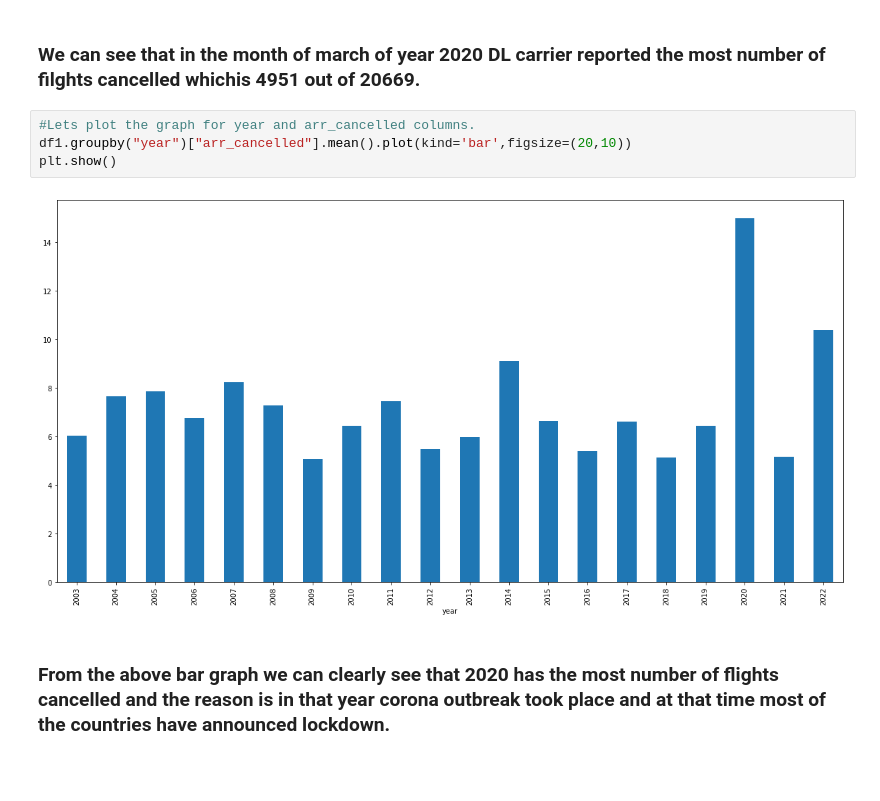
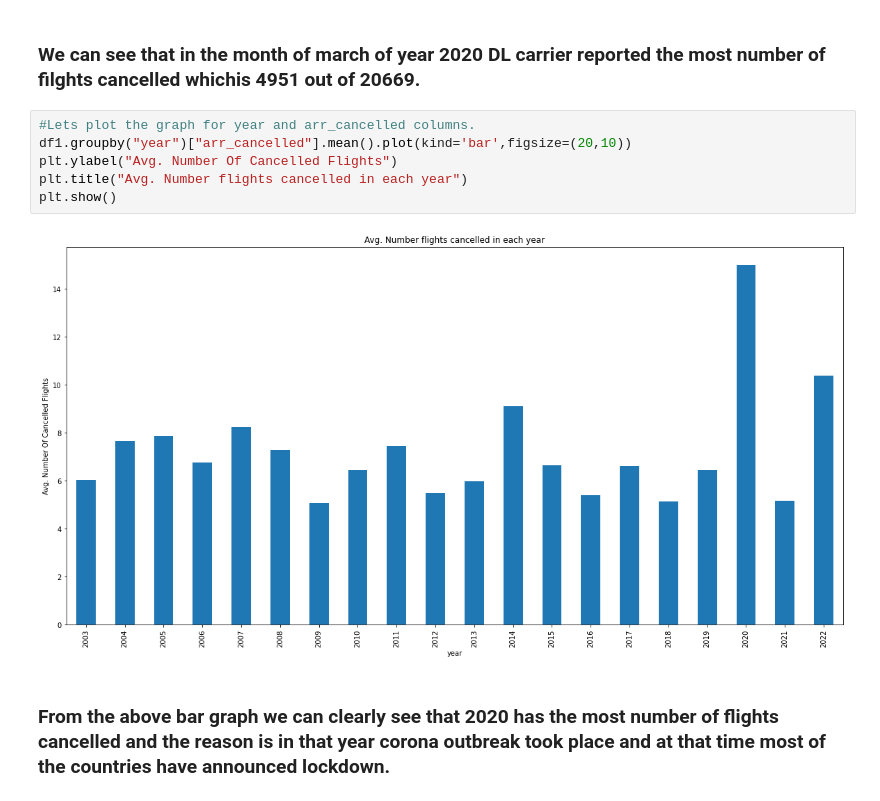
Before and after one commit to KunduruJayasimhareddy/USA-Airlines-Delay-Cause, a Jupyter notebook: EDA PROJECT.ipynb, the cells around one changed output. Drawn from its saved outputs; the diff is of its cells as text; blank space fills up the shorter version.

```diff
--- a/EDA PROJECT.ipynb
+++ b/EDA PROJECT.ipynb
@@ -401,9 +399,11 @@ df1[df1['arr_cancelled'] == df1.arr_cancelled.max()][['year','month','carrier','
 # %%
 #Lets plot the graph for year and arr_cancelled columns.
 df1.groupby("year")["arr_cancelled"].mean().plot(kind='bar',figsize=(20,10))
+plt.ylabel("Avg. Number Of Cancelled Flights")
+plt.title("Avg. Number flights cancelled in each year")
 plt.show()
 # %% [output]
-[figure, old version]
+[figure, new version]
 # %% [markdown]
 ### From the above bar graph we can clearly see that 2020 has the most number of flights cancelled and the reason is in that year corona outbreak took place and at that time most of the countries have announced lockdown.
 # %%
```
Also changed, not shown: parts of 14 cells of this notebook.
